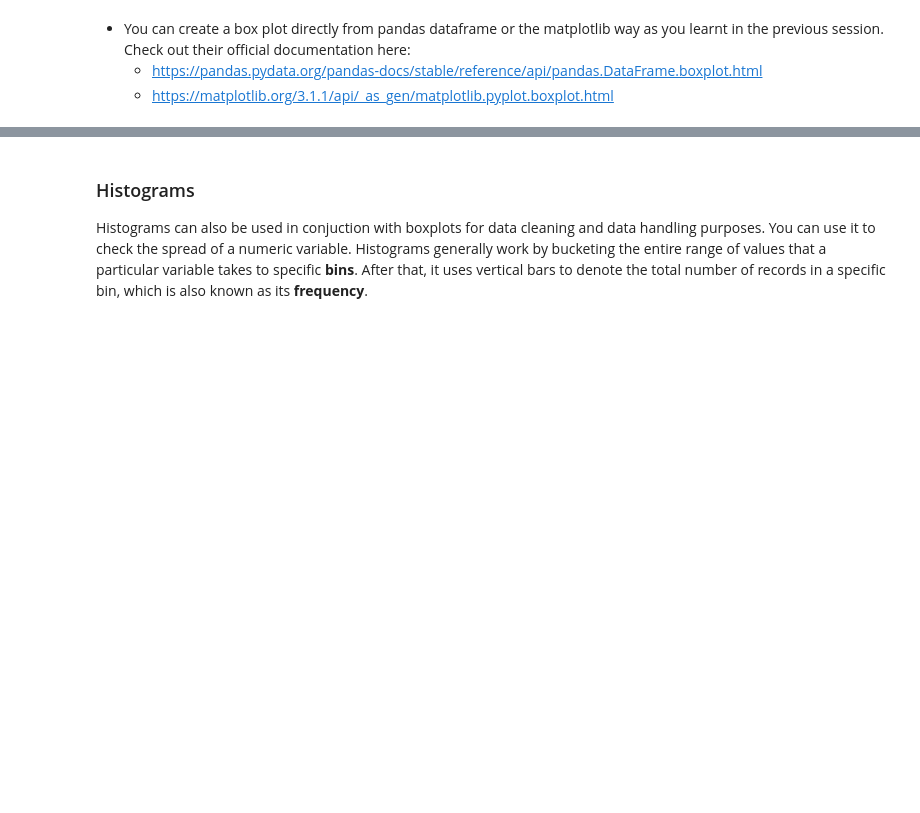
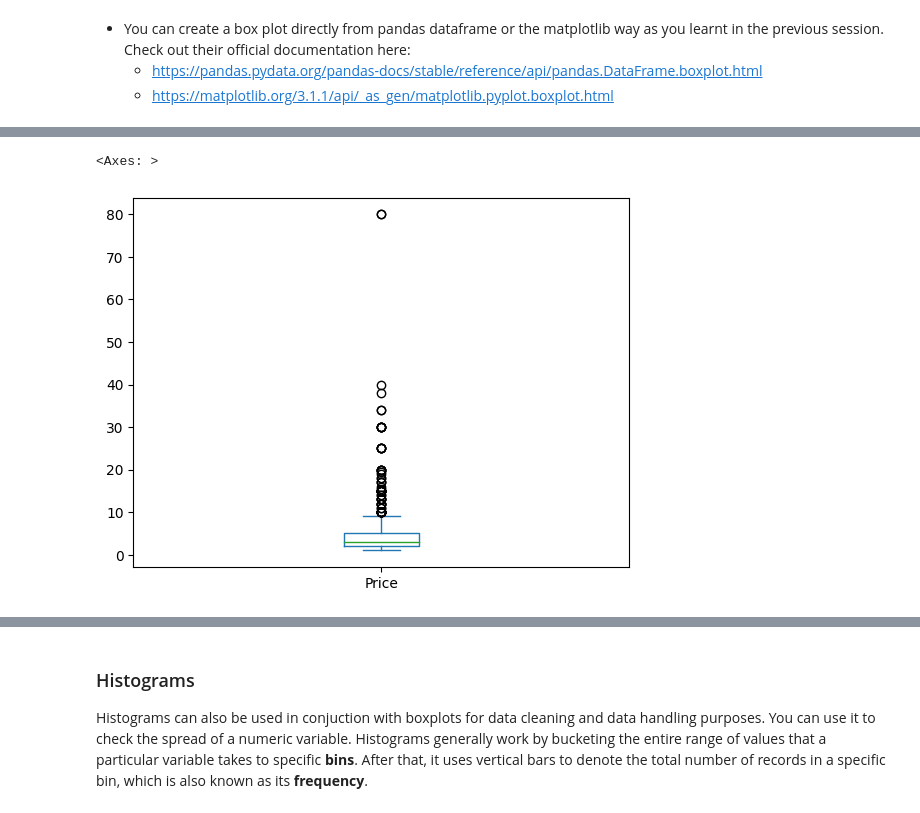
Before and after one commit to shmanth/Data-Visualisation-in-Python---Case-Study-IIITB-Assignment, a Jupyter notebook: Data_Visualisation_in_Python_Case_Study.ipynb, the cells around one changed output, grey strips where cells are left out. Cells and saved outputs as stored; diff of their text form; code cells hidden in the pictures; blank space fills up the shorter version.

```diff
--- a/Data_Visualisation_in_Python_Case_Study.ipynb
+++ b/Data_Visualisation_in_Python_Case_Study.ipynb
@@ -209,4 +645,8 @@ Using a box plot you can identify the outliers as follows:
 # %%
 #Create a box plot for paid apps
+gplay[gplay["Price"]>0].Price.plot.box()
+# %% [output]
+<Axes: >
+[figure, added]
 # %%
 #Check the apps with price more than 30
```
Also changed, not shown: parts of 66 cells of this notebook.
